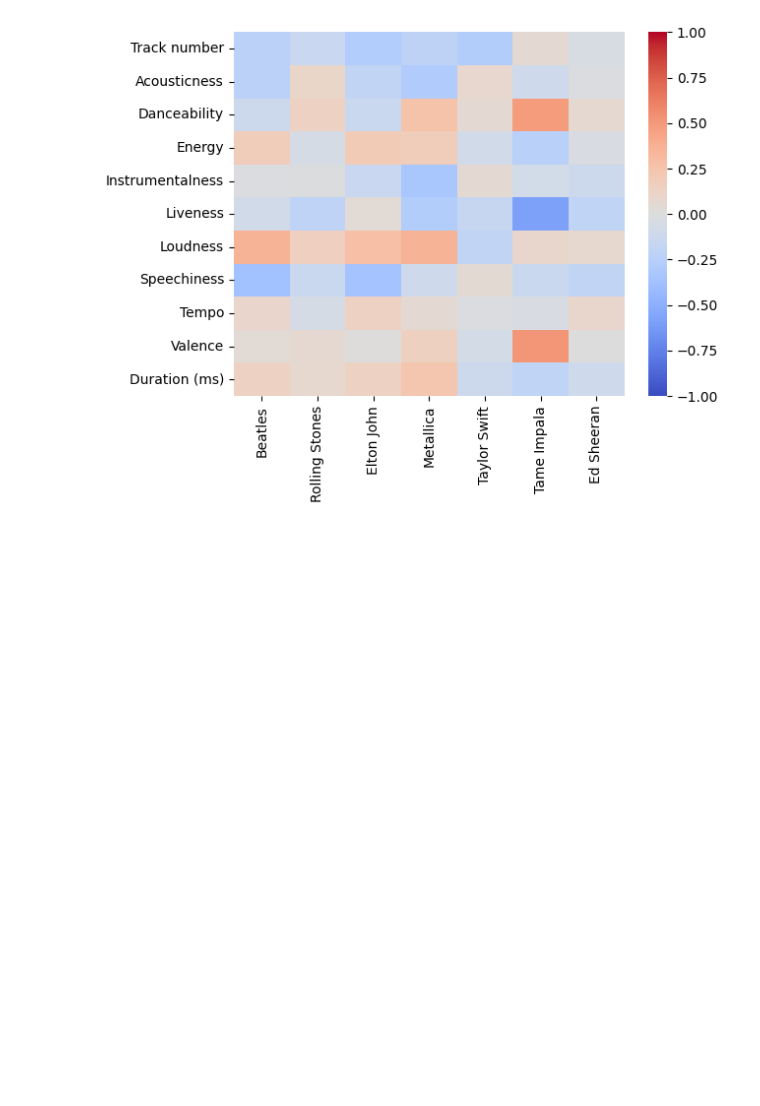
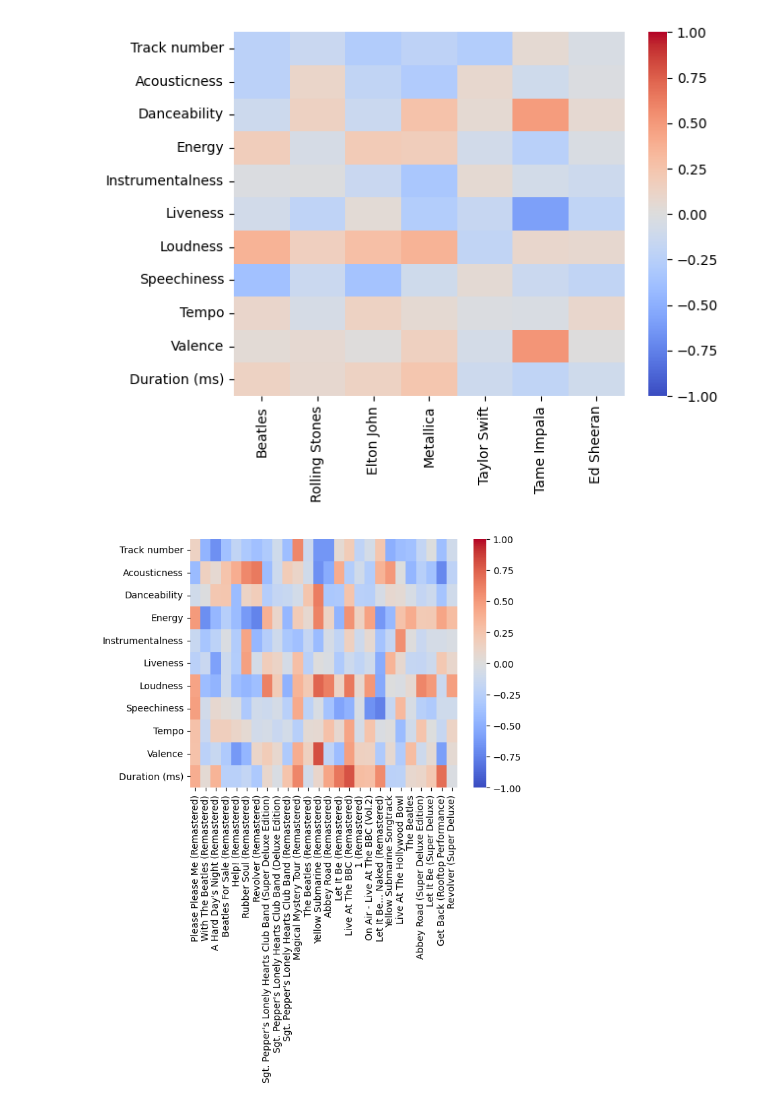
Before and after one commit to mibrahimfm/DataViz-ArtistasSpotify, a Jupyter notebook: Q4.ipynb, the cells around one changed output. Cells and saved outputs as stored; diff of their text form; code cells hidden in the pictures; blank space fills up the shorter version.

Commit message:
Add visualization by album

```diff
--- a/Q4.ipynb
+++ b/Q4.ipynb
@@ -23,3 +19,13 @@ def get_correlation_matrix(df):
+# %%
+def get_correlation_matrix_by_album(df):
+    df = df.sort_values(by='release_date', ascending=True)
+    albums = df['album'].unique()
+    dfs = []
+    for album in albums:
+        dfs.append(df[df['album'] == album])
+
+    #albums = [re.sub("[\(\[].*?[\)\]]", "", a) for a in albums]
+    return combine_correlation_matrices(dfs, albums)
 # %%
 def combine_correlation_matrices(dfs, columns):
     corrs = None
@@ -58,2 +84,7 @@ print_correlation_heatmap(corrs)
 # %% [output]
 [figure]
+# %%
+beatles_albums = get_correlation_matrix_by_album(beatles_df)
+print_correlation_heatmap(beatles_albums)
+# %% [output]
+[figure, added]
```
Also changed, not shown: parts of 17 cells of this notebook.
